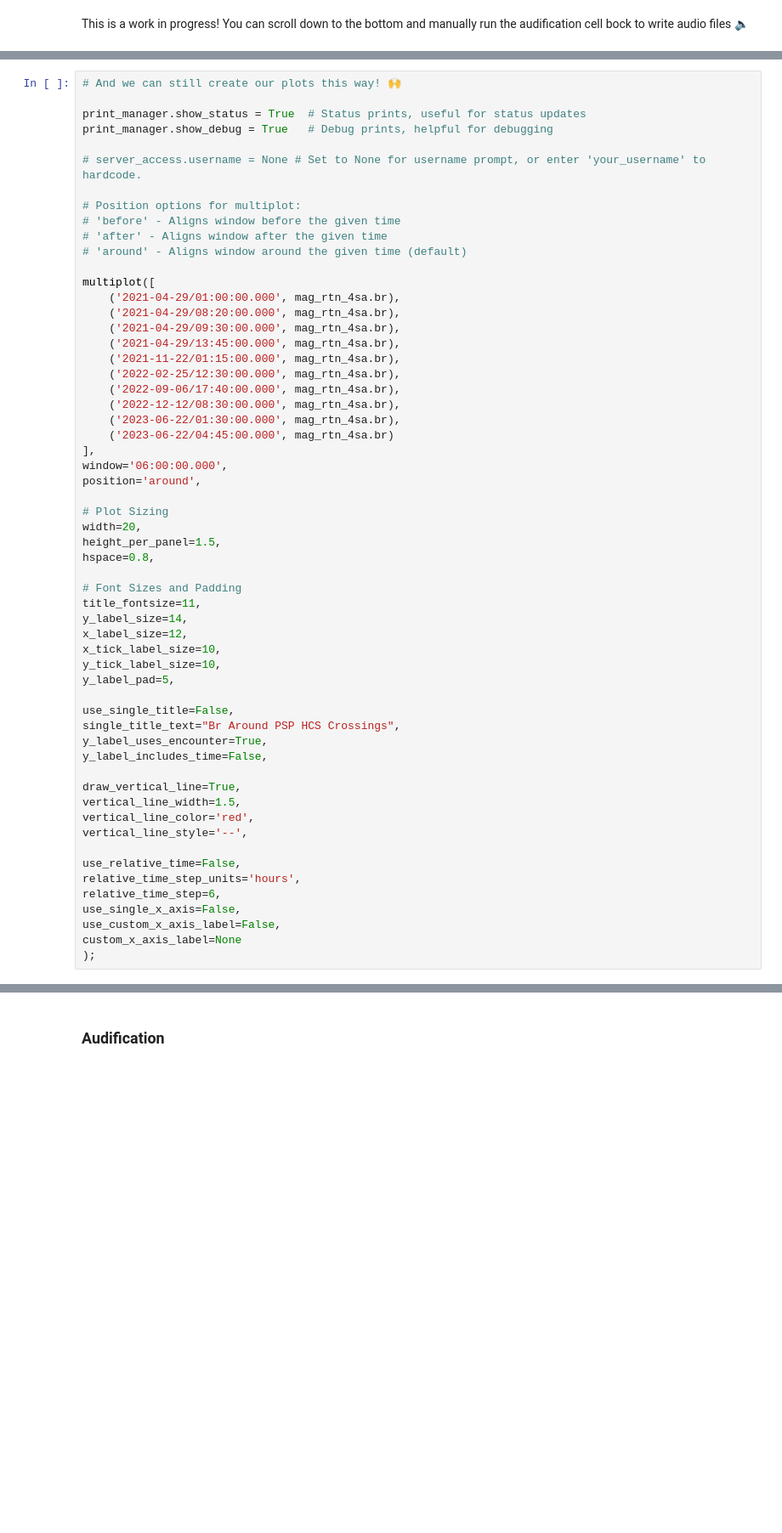
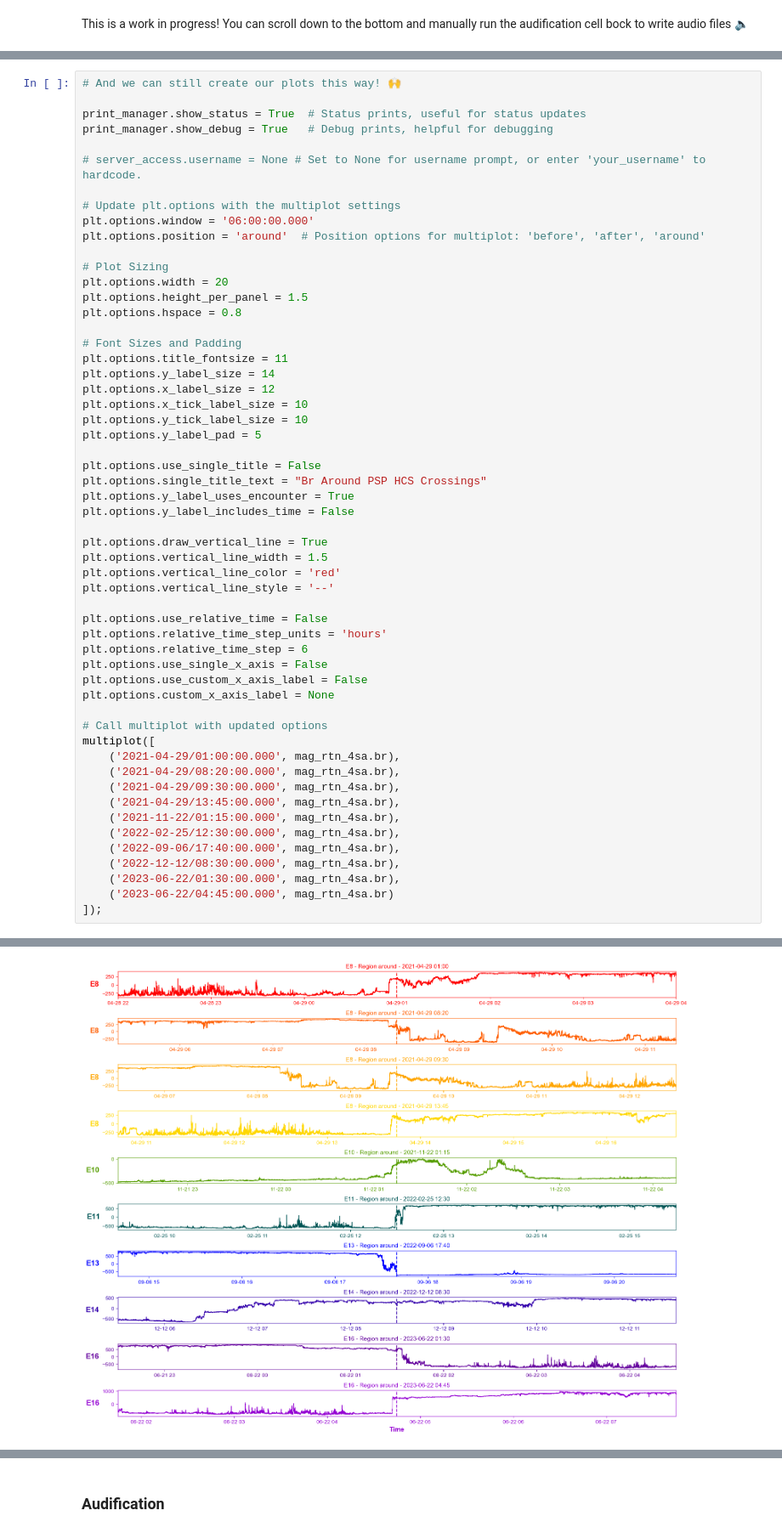
Before and after one commit to Sonified/Plotbot, a Jupyter notebook: Plotbot.ipynb, the cells around one changed output, grey strips where cells are left out. Shown at 85% size. Drawn from its saved outputs; the diff is of its cells as text; blank space fills up the shorter version.

```diff
--- a/Plotbot.ipynb
+++ b/Plotbot.ipynb
@@ -849,11 +766,41 @@ print_manager.show_debug = True   # Debug prints, helpful for debugging
 
 # server_access.username = None # Set to None for username prompt, or enter 'your_username' to hardcode.
 
-# Position options for multiplot:
-# 'before' - Aligns window before the given time
-# 'after' - Aligns window after the given time
-# 'around' - Aligns window around the given time (default)
+# Update plt.options with the multiplot settings
+plt.options.window = '06:00:00.000'
+plt.options.position = 'around'  # Position options for multiplot: 'before', 'after', 'around'
 
+# Plot Sizing
+plt.options.width = 20
+plt.options.height_per_panel = 1.5
+plt.options.hspace = 0.8
+
+# Font Sizes and Padding
+plt.options.title_fontsize = 11
+plt.options.y_label_size = 14
+plt.options.x_label_size = 12
+plt.options.x_tick_label_size = 10
+plt.options.y_tick_label_size = 10
+plt.options.y_label_pad = 5
+
+plt.options.use_single_title = False
+plt.options.single_title_text = "Br Around PSP HCS Crossings"
+plt.options.y_label_uses_encounter = True
+plt.options.y_label_includes_time = False
+
+plt.options.draw_vertical_line = True
+plt.options.vertical_line_width = 1.5
+plt.options.vertical_line_color = 'red'
+plt.options.vertical_line_style = '--'
+
+plt.options.use_relative_time = False
+plt.options.relative_time_step_units = 'hours'
+plt.options.relative_time_step = 6
+plt.options.use_single_x_axis = False
+plt.options.use_custom_x_axis_label = False
+plt.options.custom_x_axis_label = None
+
+# Call multiplot with updated options
 multiplot([
     ('2021-04-29/01:00:00.000', mag_rtn_4sa.br),
     ('2021-04-29/08:20:00.000', mag_rtn_4sa.br),
@@ -865,37 +812,5 @@ multiplot([
     ('2022-12-12/08:30:00.000', mag_rtn_4sa.br),
     ('2023-06-22/01:30:00.000', mag_rtn_4sa.br),
     ('2023-06-22/04:45:00.000', mag_rtn_4sa.br)
-],
-window='06:00:00.000',
-position='around',
-
-# Plot Sizing
-width=20,
-height_per_panel=1.5,
-hspace=0.8,
-
-# Font Sizes and Padding
-title_fontsize=11,
-y_label_size=14,
-x_label_size=12,
-x_tick_label_size=10,
-y_tick_label_size=10,
-y_label_pad=5,
-
-use_single_title=False,
-single_title_text="Br Around PSP HCS Crossings",
-y_label_uses_encounter=True,
-y_label_includes_time=False,
-
-draw_vertical_line=True,
-vertical_line_width=1.5,
-vertical_line_color='red',
-vertical_line_style='--',
-
-use_relative_time=False,
-relative_time_step_units='hours',
-relative_time_step=6,
-use_single_x_axis=False,
-use_custom_x_axis_label=False,
-custom_x_axis_label=None
-);
+]);
+# %% [output]
@@ -901,0 +834 @@ custom_x_axis_label=None
+[figure, added]
```
Also changed, not shown: parts of 23 cells of this notebook, 3 other files.
